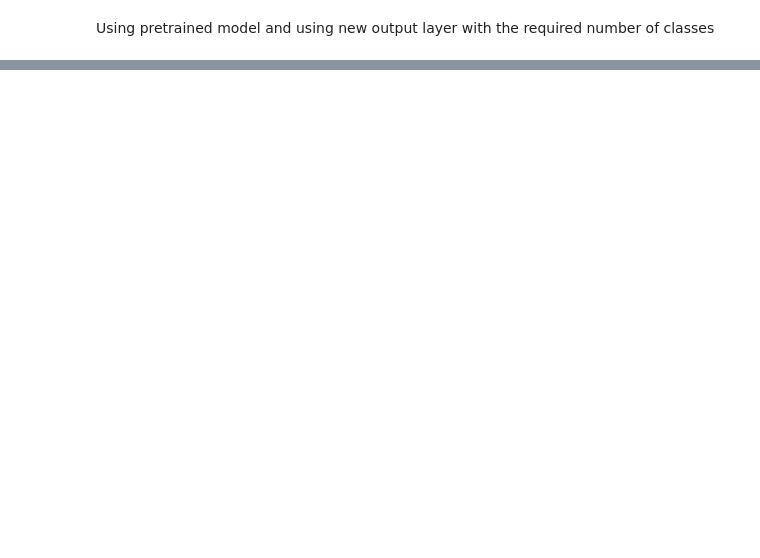
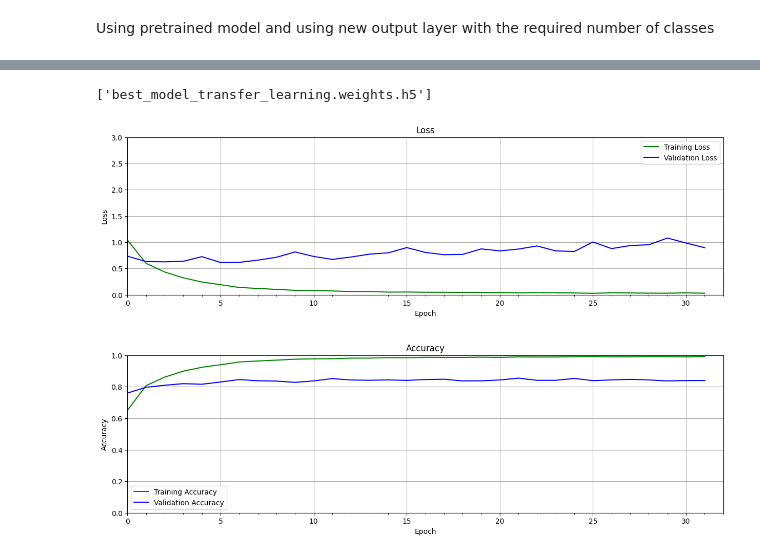
Before and after one commit to AnkitaSK/AB-Image-Classification, a Jupyter notebook: TransferLearning.ipynb, the cells around one changed output, grey strips where cells are left out. Drawn from its saved outputs; the diff is of its cells as text; code cells hidden in the pictures; blank space fills up the shorter version.

Commit message:
load_weights no difference in the accuracy value

```diff
--- a/TransferLearning.ipynb
+++ b/TransferLearning.ipynb
@@ -176,18 +55,0 @@ for image_batch, labels_batch in train_dataset.take(1):
-# %%
-class_names = test_dataset.class_names
-plt.figure(figsize=(18, 10))
-
-# Assumes dataset batch_size is at least 32.
-num_rows = 4
-num_cols = 8
-
-# Here we use the take() method to retrieve just the first batch of data from the test dataset.
-for image_batch, labels_batch in test_dataset.take(1):
-
-    # Plot each of the images in the batch and the associated ground truth labels.
-    for i in range(num_rows * num_cols):
-        ax = plt.subplot(num_rows, num_cols, i + 1)
-        plt.imshow(image_batch[i].numpy().astype("uint8"))
-        truth_idx = labels_batch[i].numpy()
-        plt.title(class_names[truth_idx])
-        plt.axis("off")
@@ -334,0 +253,4 @@ Fine-tuned test accuracy: 1.0000
+# %%
+os.listdir(checkpoint_dir)
+# %% [output]
+['best_model_transfer_learning.weights.h5']
@@ -334,0 +281,25 @@ Fine-tuned test accuracy: 1.0000
+# %%
+# Retrieve training results.
+train_loss = training_results.history["loss"]
+train_acc  = training_results.history["accuracy"]
+valid_loss = training_results.history["val_loss"]
+valid_acc  = training_results.history["val_accuracy"]
+
+plot_results(
+    [train_loss, valid_loss],
+    ylabel="Loss",
+    ylim=[0.0, 3.0],
+    metric_name=["Training Loss", "Validation Loss"],
+    color=["g", "b"],
+)
+
+plot_results(
+    [train_acc, valid_acc],
+    ylabel="Accuracy",
+    ylim=[0.0, 1.0],
+    metric_name=["Training Accuracy", "Validation Accuracy"],
+    color=["g", "b"],
+)
+# %% [output]
+[figure, added]
+[figure, added]
```
Also changed, not shown: parts of 28 cells of this notebook.
